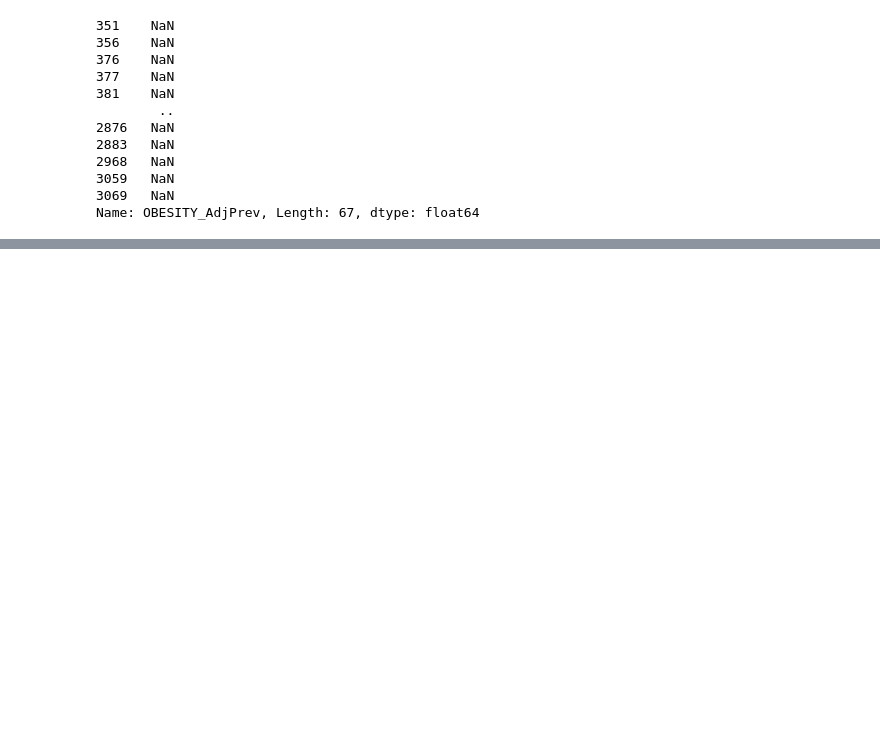
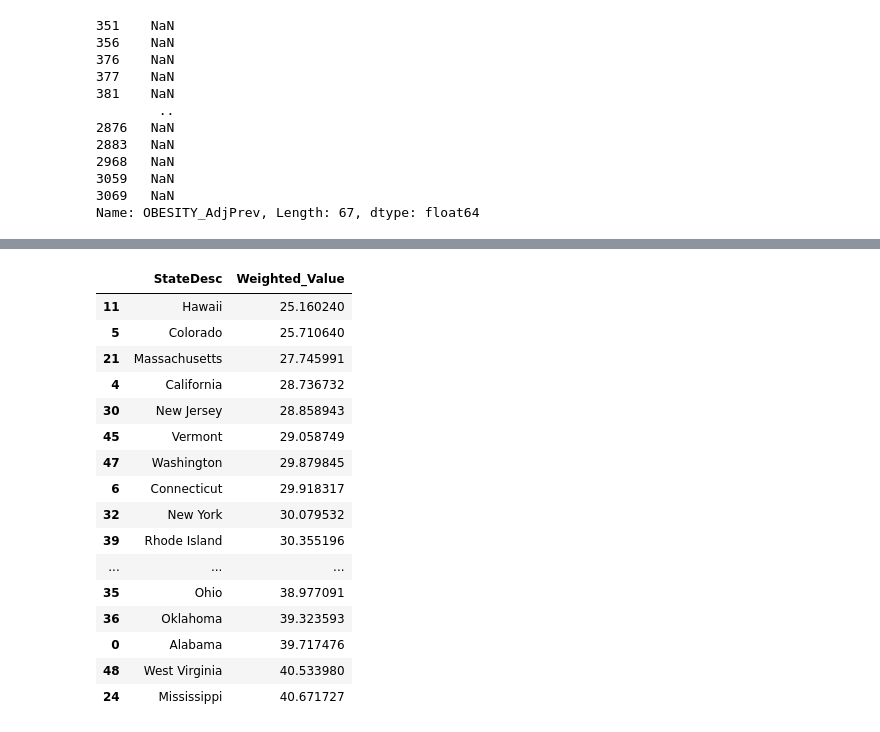
Before and after one commit to heiligni/SWAN, a Jupyter notebook: swan/preprocessing.ipynb, the cells around one changed output, grey strips where cells are left out. Drawn from its saved outputs; the diff is of its cells as text; code cells hidden in the pictures; blank space fills up the shorter version.

```diff
--- a/swan/preprocessing.ipynb
+++ b/swan/preprocessing.ipynb
@@ -95 +117,22 @@ This will become an error in seaborn v0.14.0; please update your code.
+# %%
+sorted_data = weighted_mean_wo_fl_dc.sort_values(by='Weighted_Value', ascending=True)
+sorted_data
+# %% [output]
+|  | StateDesc | Weighted_Value |
+| 11 | Hawaii | 25.160240 |
+| 5 | Colorado | 25.710640 |
+| 21 | Massachusetts | 27.745991 |
+| 4 | California | 28.736732 |
+| 30 | New Jersey | 28.858943 |
+| 45 | Vermont | 29.058749 |
+| 47 | Washington | 29.879845 |
+| 6 | Connecticut | 29.918317 |
+| 32 | New York | 30.079532 |
+| 39 | Rhode Island | 30.355196 |
+| ... | ... | ... |
+| 35 | Ohio | 38.977091 |
+| 36 | Oklahoma | 39.323593 |
+| 0 | Alabama | 39.717476 |
+| 48 | West Virginia | 40.533980 |
+| 24 | Mississippi | 40.671727 |
 # %%
```
Also changed, not shown: parts of 4 cells of this notebook.
